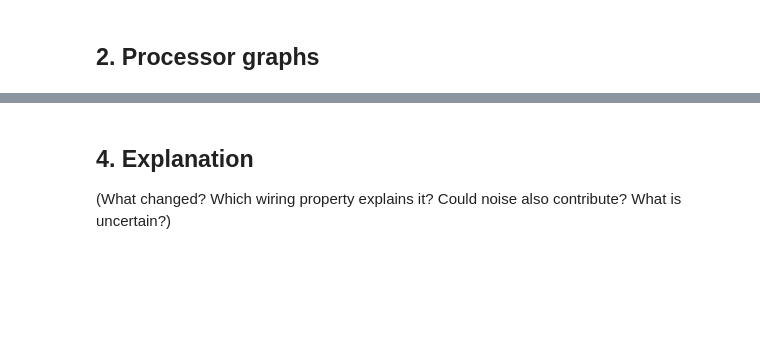
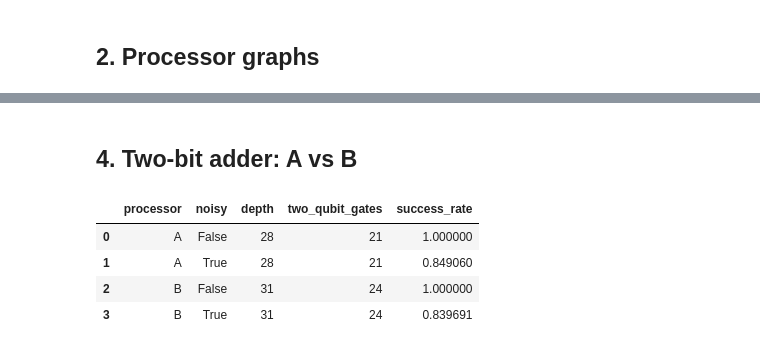
Before and after one commit to ArshadullaShaik/Concurrence, a Jupyter notebook: main.ipynb, the cells around one changed output, grey strips where cells are left out. Drawn from its saved outputs; the diff is of its cells as text; code cells hidden in the pictures; blank space fills up the shorter version.

```diff
--- a/main.ipynb
+++ b/main.ipynb
@@ -33,3 +42,25 @@ table
-# %% [markdown]
-## 4. Explanation
-(What changed? Which wiring property explains it? Could noise also contribute? What is uncertain?)
+# %% [markdown]
+## 4. Two-bit adder: A vs B
+# %%
+import itertools
+from src.problem import two_bit_adder, expected_two_bit
+
+rows = []
+for name, proc in [("A", A), ("B", B)]:
+    for noisy in (False, True):
+        ok = total = 0
+        for a, b in itertools.product(range(4), range(4)):
+            _, counts, m = run_on(two_bit_adder(a, b), proc, shots=2048, noisy=noisy, seed=1)
+            ok += counts.get(expected_two_bit(a, b), 0)
+            total += 2048
+        rows.append({"processor": name, "noisy": noisy, "depth": m["depth"],
+                     "two_qubit_gates": m["two_qubit_gates"], "success_rate": ok / total})
+two_bit_table = pd.DataFrame(rows)
+two_bit_table.to_csv("results/tables/two_bit_AB.csv", index=False)
+two_bit_table
+# %% [output]
+|  | processor | noisy | depth | two_qubit_gates | success_rate |
+| 0 | A | False | 28 | 21 | 1.000000 |
+| 1 | A | True | 28 | 21 | 0.849060 |
+| 2 | B | False | 31 | 24 | 1.000000 |
+| 3 | B | True | 31 | 24 | 0.839691 |
```
Also changed, not shown: parts of 16 cells of this notebook, 12 other files.
